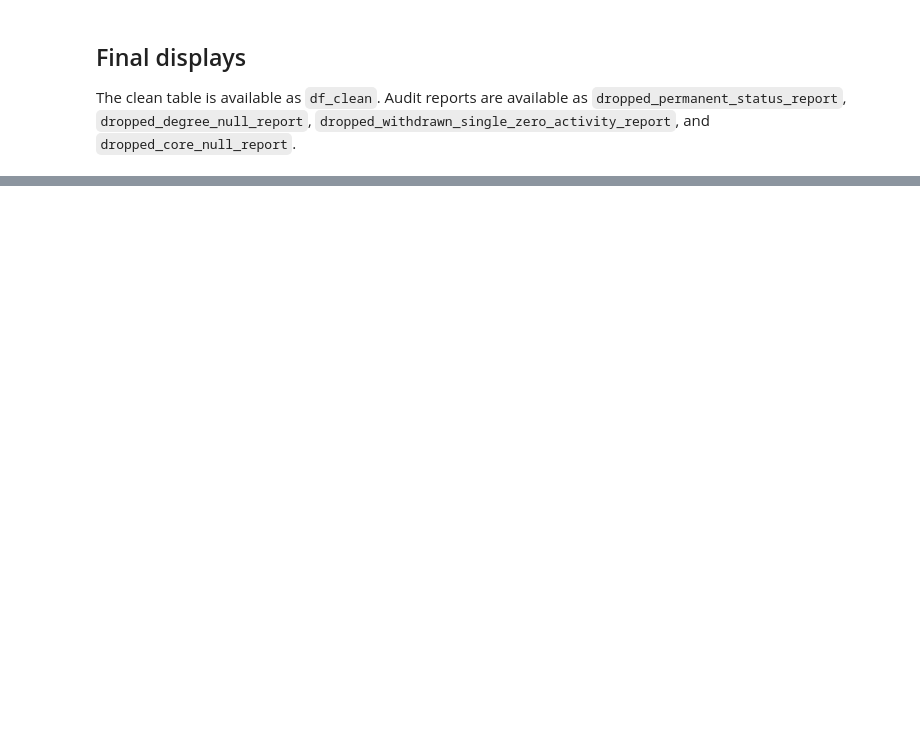
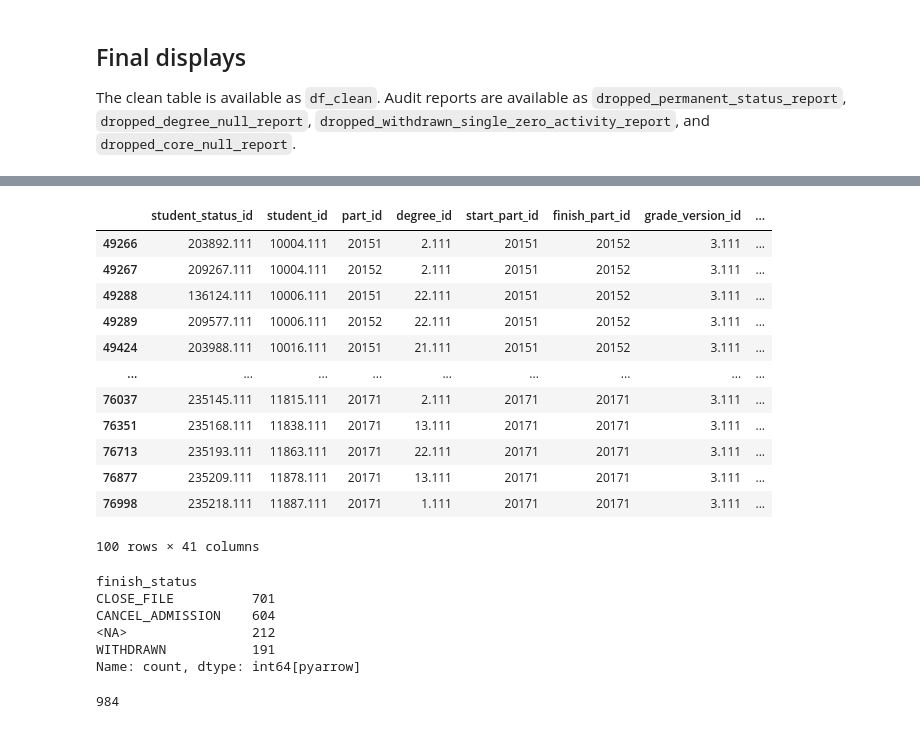
Before and after one commit to ShrkoXIII/Academic_Advisor_system, a Jupyter notebook: note_books/V_ADD_STUDENT_DEGREE_STATUS/add_student_degree_status_clean.ipynb, the cells around one changed output, grey strips where cells are left out. Saved outputs shown, nothing was run; the diff lists cells and outputs as text; code cells hidden in the pictures; blank space fills up the shorter version.

```diff
--- a/note_books/V_ADD_STUDENT_DEGREE_STATUS/add_student_degree_status_clean.ipynb
+++ b/note_books/V_ADD_STUDENT_DEGREE_STATUS/add_student_degree_status_clean.ipynb
@@ -640,0 +862,20 @@ df_clean[(df_clean['finish_status']=='WITHDRAWN')&(df_clean['gpa_points']==0)&(d
+# %%
+# ==============================
+# Compare unique students between CRG_STUDENT_COURSE and ADD_STUDENT_DEGREE_STATUS
+# ==============================
+df_crg=pd.read_parquet(r"D:\AI\Real projects\Academic_Advisor\data\preprocessed\V_CRG_STUDENT_COURSE\clean_v_crg_student_course.parquet")
+crg_students = set(df_crg["student_id"].dropna().unique())
+add_students = set(df_clean["student_id"].dropna().unique())
+
+students_in_both = crg_students & add_students
+only_in_crg = crg_students - add_students
+only_in_add = add_students - crg_students
+
+print("========== STUDENT LEVEL OVERLAP ==========")
+print("CRG unique students:", len(crg_students))
+print("ADD unique students:", len(add_students))
+print("Students in both:", len(students_in_both))
+print("Only in CRG:", len(only_in_crg))
+print("Only in ADD:", len(only_in_add))
+
+print("\nCRG extra over ADD:", len(crg_students) - len(add_students))
@@ -640,0 +891,34 @@ df_clean[(df_clean['finish_status']=='WITHDRAWN')&(df_clean['gpa_points']==0)&(d
+# %%
+only_in_add_df = (
+    df_clean[df_clean["student_id"].isin(only_in_add)]
+    .sort_values("student_id")
+)
+
+display(only_in_add_df.head(100))
+# %% [output]
+|  | student_status_id | student_id | part_id | degree_id | start_part_id | finish_part_id | grade_version_id | ... |
+| 49266 | 203892.111 | 10004.111 | 20151 | 2.111 | 20151 | 20152 | 3.111 | ... |
+| 49267 | 209267.111 | 10004.111 | 20152 | 2.111 | 20151 | 20152 | 3.111 | ... |
+| 49288 | 136124.111 | 10006.111 | 20151 | 22.111 | 20151 | 20152 | 3.111 | ... |
+| 49289 | 209577.111 | 10006.111 | 20152 | 22.111 | 20151 | 20152 | 3.111 | ... |
+| 49424 | 203988.111 | 10016.111 | 20151 | 21.111 | 20151 | 20152 | 3.111 | ... |
+| ... | ... | ... | ... | ... | ... | ... | ... | ... |
+| 76037 | 235145.111 | 11815.111 | 20171 | 2.111 | 20171 | 20171 | 3.111 | ... |
+| 76351 | 235168.111 | 11838.111 | 20171 | 13.111 | 20171 | 20171 | 3.111 | ... |
+| 76713 | 235193.111 | 11863.111 | 20171 | 22.111 | 20171 | 20171 | 3.111 | ... |
+| 76877 | 235209.111 | 11878.111 | 20171 | 13.111 | 20171 | 20171 | 3.111 | ... |
+| 76998 | 235218.111 | 11887.111 | 20171 | 1.111 | 20171 | 20171 | 3.111 | ... |
+100 rows × 41 columns
+# %%
+only_in_add_df["finish_status"].value_counts(dropna=False)
+# %% [output]
+finish_status
+CLOSE_FILE          701
+CANCEL_ADMISSION    604
+<NA>                212
+WITHDRAWN           191
+Name: count, dtype: int64[pyarrow]
+# %%
+only_in_add_df['student_id'].nunique()
+# %% [output]
+984
```
Also changed, not shown: parts of 34 cells of this notebook, 4 other files.
